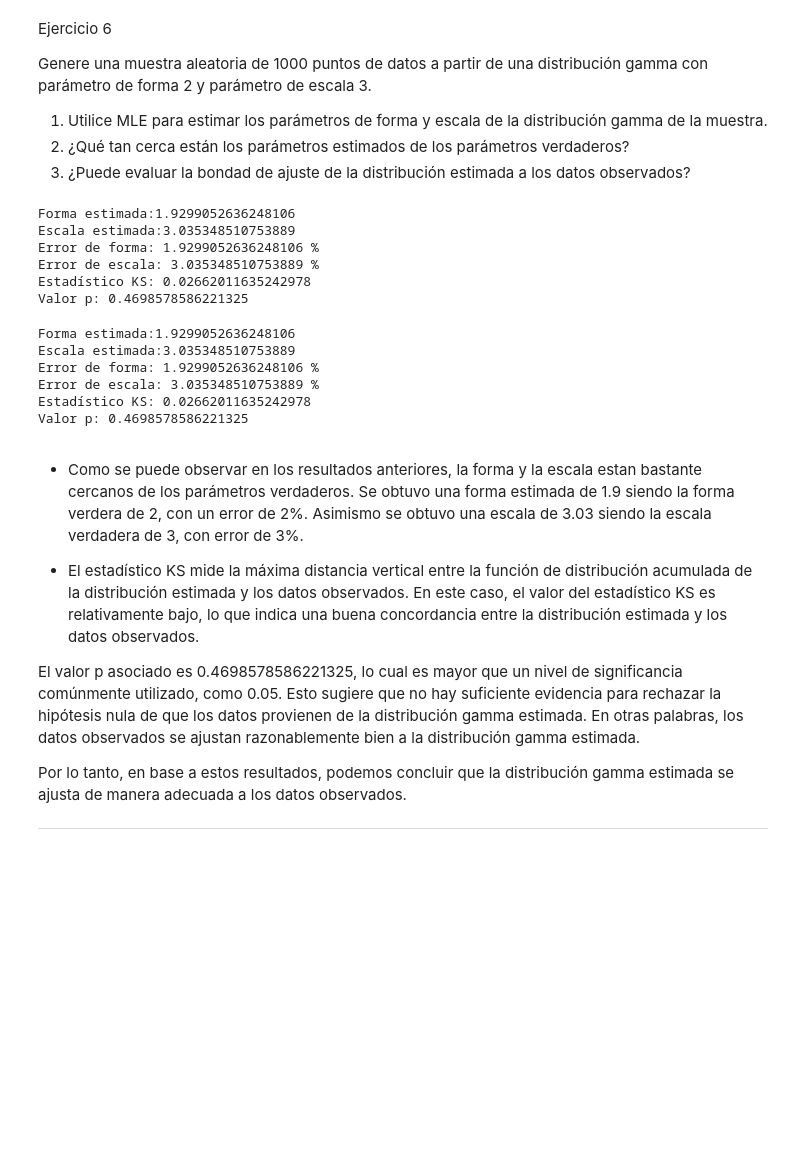
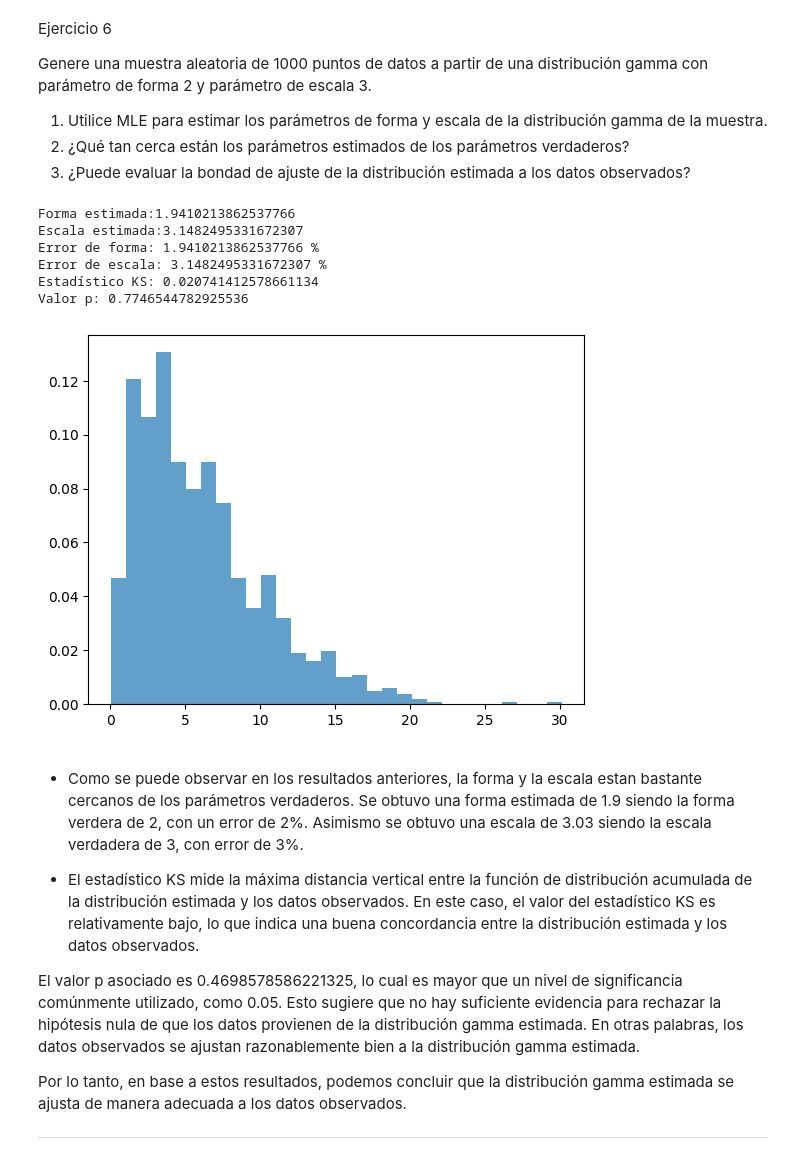
Before and after one commit to 20Candy/Lab1_Simulacion, a Jupyter notebook: main.ipynb, the cells around one changed output. Drawn from its saved outputs; the diff is of its cells as text; code cells hidden in the pictures; blank space fills up the shorter version.

```diff
--- a/main.ipynb
+++ b/main.ipynb
@@ -201,61 +201,35 @@ Genere una muestra aleatoria de 1000 puntos de datos a partir de una distribuci
 # %%
 shape, scale = 2, 3.
 s = np.random.gamma(shape, scale, 1000)
 params = stats.gamma.fit(s)
+
+plt.hist(s, bins=30, density=True, alpha=0.7)
 
 shape_est = params[0]
 loc_est = params[1]
 scale_est = params[2]
 
 print("Forma estimada:" +str(shape_est))
 print("Escala estimada:" +str(scale_est))
 
 error_shape = abs((2 - shape_est) / 2) * 100
 error_scale = abs((3 - scale_est) / 3) * 100
 
 print("Error de forma:", shape_est, "%")
 print("Error de escala:", scale_est, "%")
 
 ks_statistic, p_value = stats.kstest(s, 'gamma', args=params)
 
 print("Estadístico KS:", ks_statistic)
 print("Valor p:", p_value)
 # %% [output]
-Forma estimada:1.9299052636248106
-Escala estimada:3.035348510753889
-Error de forma: 1.9299052636248106 %
-Error de escala: 3.035348510753889 %
-Estadístico KS: 0.02662011635242978
-Valor p: 0.4698578586221325
+Forma estimada:1.9410213862537766
+Escala estimada:3.1482495331672307
+Error de forma: 1.9410213862537766 %
+Error de escala: 3.1482495331672307 %
+Estadístico KS: 0.020741412578661134
+Valor p: 0.7746544782925536
+[figure, added]
-# %%
-shape, scale = 2, 3.
-s = np.random.gamma(shape, scale, 1000)
-params = stats.gamma.fit(s)
-
-shape_est = params[0]
-loc_est = params[1]
-scale_est = params[2]
-
-print("Forma estimada:" +str(shape_est))
-print("Escala estimada:" +str(scale_est))
-
-error_shape = abs((2 - shape_est) / 2) * 100
-error_scale = abs((3 - scale_est) / 3) * 100
-
-print("Error de forma:", shape_est, "%")
-print("Error de escala:", scale_est, "%")
-
-ks_statistic, p_value = stats.kstest(s, 'gamma', args=params)
-
-print("Estadístico KS:", ks_statistic)
-print("Valor p:", p_value)
-# %% [output]
-Forma estimada:1.9299052636248106
-Escala estimada:3.035348510753889
-Error de forma: 1.9299052636248106 %
-Error de escala: 3.035348510753889 %
-Estadístico KS: 0.02662011635242978
-Valor p: 0.4698578586221325
 # %% [markdown]
 - Como se puede observar en los resultados anteriores, la forma y la escala estan bastante cercanos de los parámetros verdaderos. Se obtuvo una forma estimada de 1.9 siendo la forma verdera de 2, con un error de 2%. Asimismo se obtuvo una escala de 3.03 siendo la escala verdadera de 3, con error de 3%.
 
```
Also changed, not shown: parts of 1 cell of this notebook, 1 other file.
